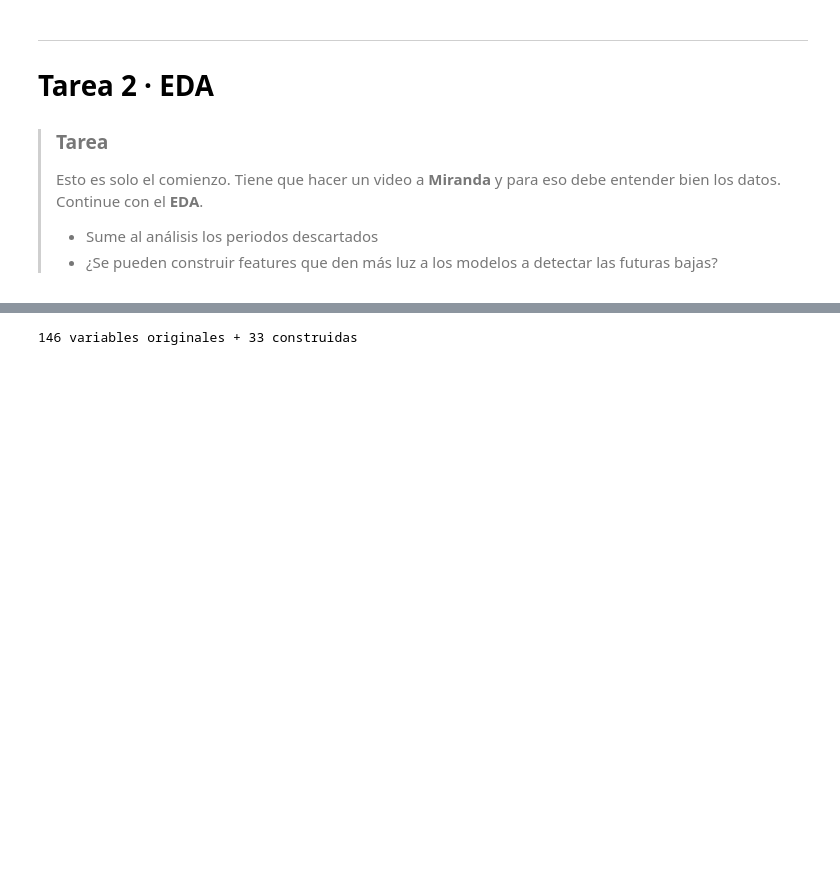
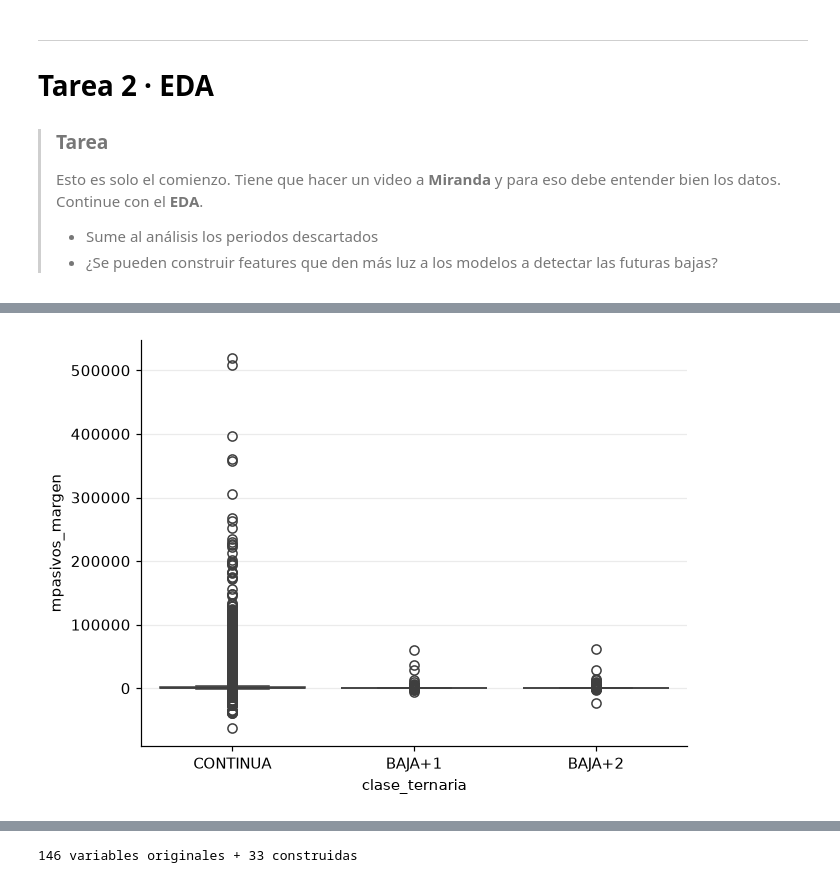
Before and after one commit to ClariRZ/dmeyf2026, a Jupyter notebook: mis_tareas/z201_arboles/z201_resolucion.ipynb, the cells around one changed output, grey strips where cells are left out. Cells and saved outputs as stored; diff of their text form; code cells hidden in the pictures; blank space fills up the shorter version.

```diff
--- a/mis_tareas/z201_arboles/z201_resolucion.ipynb
+++ b/mis_tareas/z201_arboles/z201_resolucion.ipynb
@@ -719,0 +676,5 @@ mismo hecho. Un solo flag las resume.
+# %%
+sns.boxplot(x='clase_ternaria', y='mpasivos_margen', data=data)
+plt.show()
+# %% [output]
+[figure, added]
```
Also changed, not shown: parts of 41 cells of this notebook.
